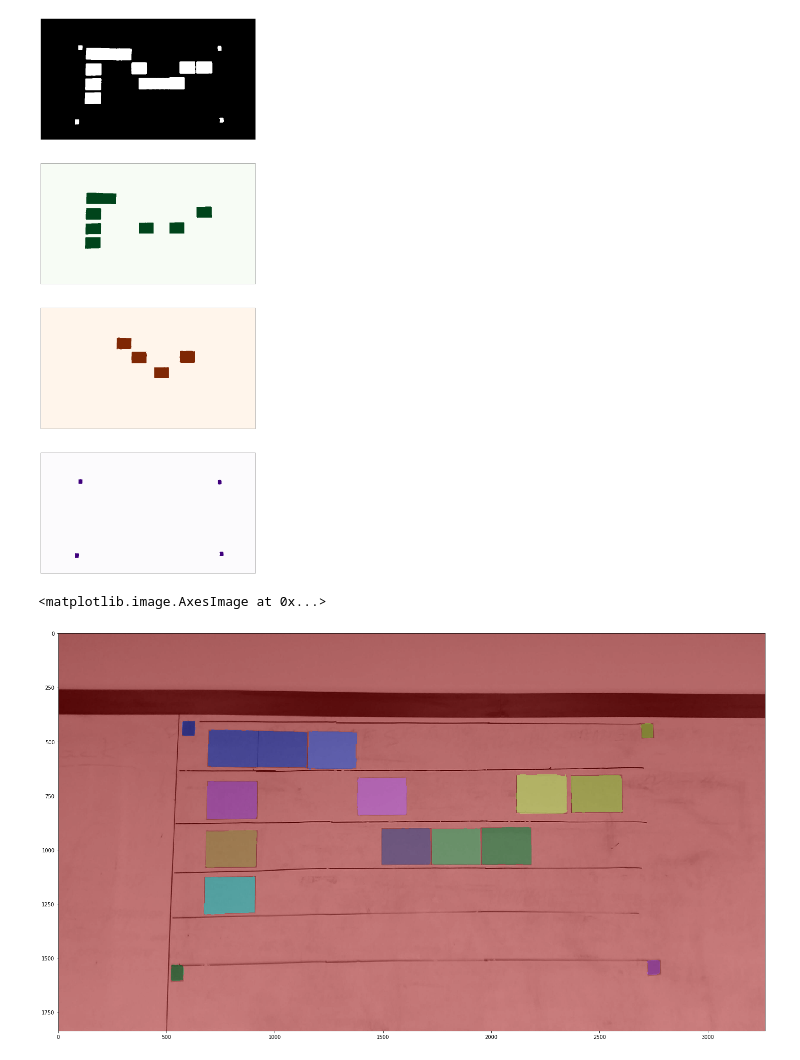
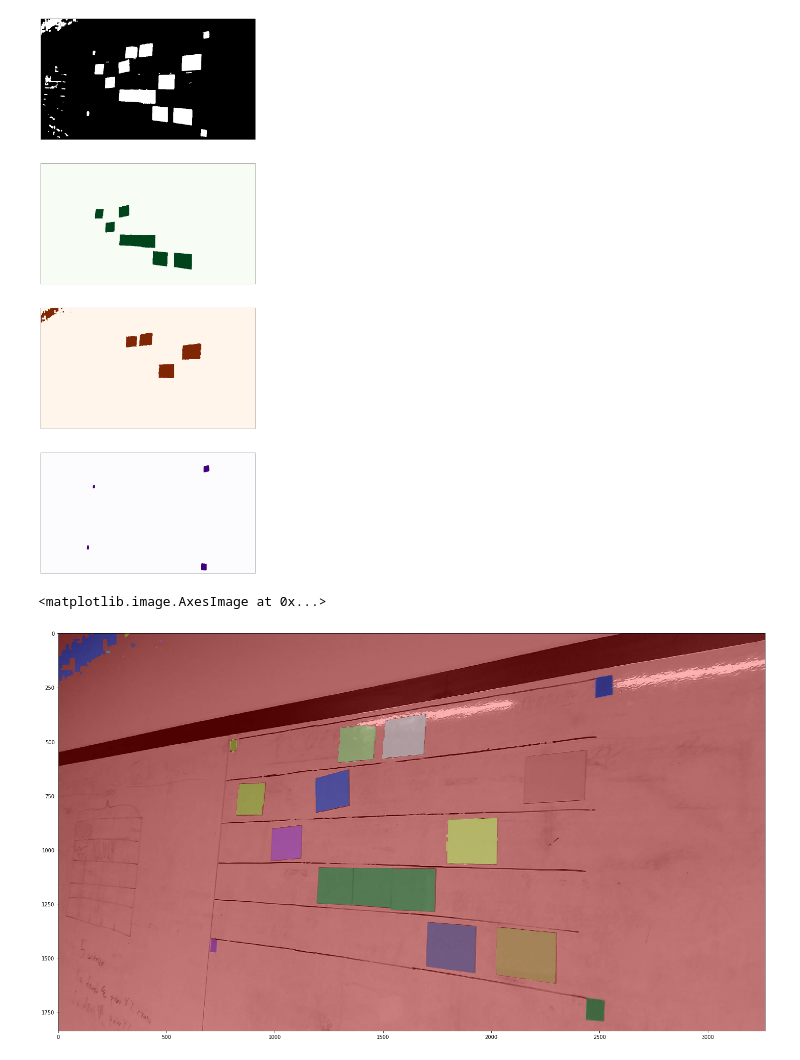
Before and after one commit to hackerspace-silesia/nospr-kopytko, a Jupyter notebook: image-detection.ipynb, the cells around one changed output. Cells and saved outputs as stored; diff of their text form; code cells hidden in the pictures.

```diff
--- a/image-detection.ipynb
+++ b/image-detection.ipynb
@@ -25,7 +25,7 @@ def show_images(data, small=False, colormap=False):
     if small:
         fig.show()
 # %%
-img = img_as_float(imread("b.jpg"))
+img = img_as_float(imread("c.jpg"))
 imshow(img)
 show()
 # %% [output]
@@ -46,35 +46,35 @@ show_images([
 # %%
 from skimage.color import label2rgb
 from skimage.measure import label
 from skimage.morphology import dilation, erosion, disk
 import numpy as np
 
 mini_selem = disk(3)
 selem = disk(6)
 land, lor = np.logical_and, np.logical_or
 
 #lines = dilation(v < 0.4, selem)
 
-blocks = land(s > 0.3, v > 0.3)
+blocks = land(s > 0.2, v > 0.3)
 blocks = dilation(blocks, selem)
 
 def rr(hstart, hend):
     x = land(blocks, land(h > hstart, h < hend))
     return erosion(x, mini_selem)
 
 green_blocks = rr(0.4, 0.6)
 yellow_blocks = rr(0.05, 0.2)
 purple_blocks = rr(0.8, 0.95)
 
 show_images([
     #(lines, 'gray'),
     (blocks, 'gray'),
     (green_blocks, 'Greens'),
     (yellow_blocks, 'Oranges'),
     (purple_blocks, 'Purples'),
 ])
 # %% [output]
-[figure, old version]
+[figure, new version]
 # %%
 from skimage.color import label2rgb
 from skimage.measure import label, regionprops
@@ -89,7 +89,7 @@ fig = plt.figure(figsize=(20, 20))
 imshow(image_label_overlay)
 # %% [output]
 <matplotlib.image.AxesImage at 0x...>
-[figure, old version]
+[figure, new version]
 # %%
 def show_labels(title, labels):
     print(title)
```
Also changed, not shown: parts of 5 cells of this notebook.
